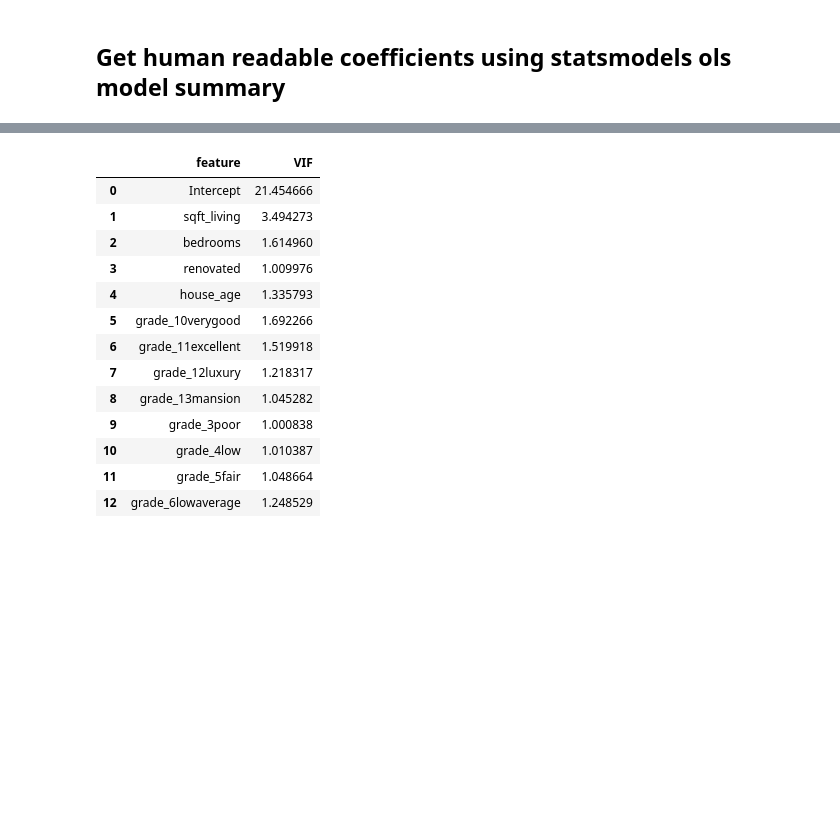
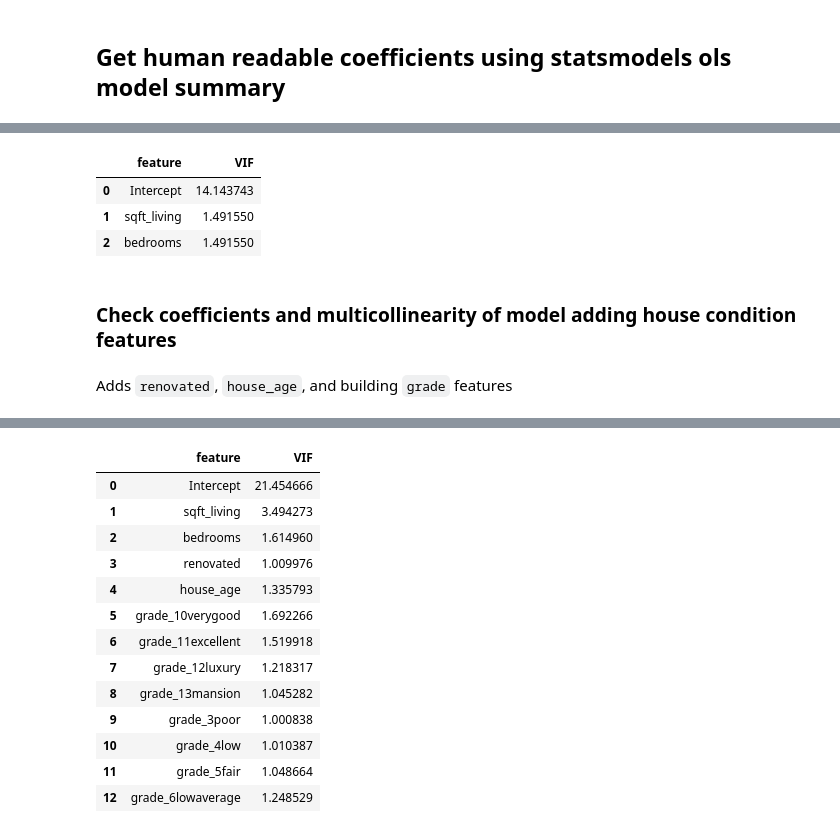
Before and after one commit to hanis-z/King-County-Millenial-homeowner-program, a Jupyter notebook: King_County_Millenial_housing.ipynb, the cells around one changed output, grey strips where cells are left out. Saved outputs shown, nothing was run; the diff lists cells and outputs as text; code cells hidden in the pictures; blank space fills up the shorter version.

```diff
--- a/King_County_Millenial_housing.ipynb
+++ b/King_County_Millenial_housing.ipynb
@@ -491,6 +529,17 @@ Notes:
 [1] Standard Errors assume that the covariance matrix of the errors is correctly specified.
 [2] The condition number is large, 8.87e+03. This might indicate that there are
 strong multicollinearity or other numerical problems.
+# %%
+display(make_vif(base_mod_formula, train_df))
+# %% [output]
+|  | feature | VIF |
+| 0 | Intercept | 14.143743 |
+| 1 | sqft_living | 1.491550 |
+| 2 | bedrooms | 1.491550 |
+# %% [markdown]
+### Check coefficients and multicollinearity of model adding house condition features
+# %% [markdown]
+Adds `renovated`, `house_age`, and building `grade` features
 # %%
 model_1_summary, model_1_formula = build_ols_model(model_1_cols,train_df)
 model_1_summary
```
Also changed, not shown: parts of 48 cells of this notebook.
